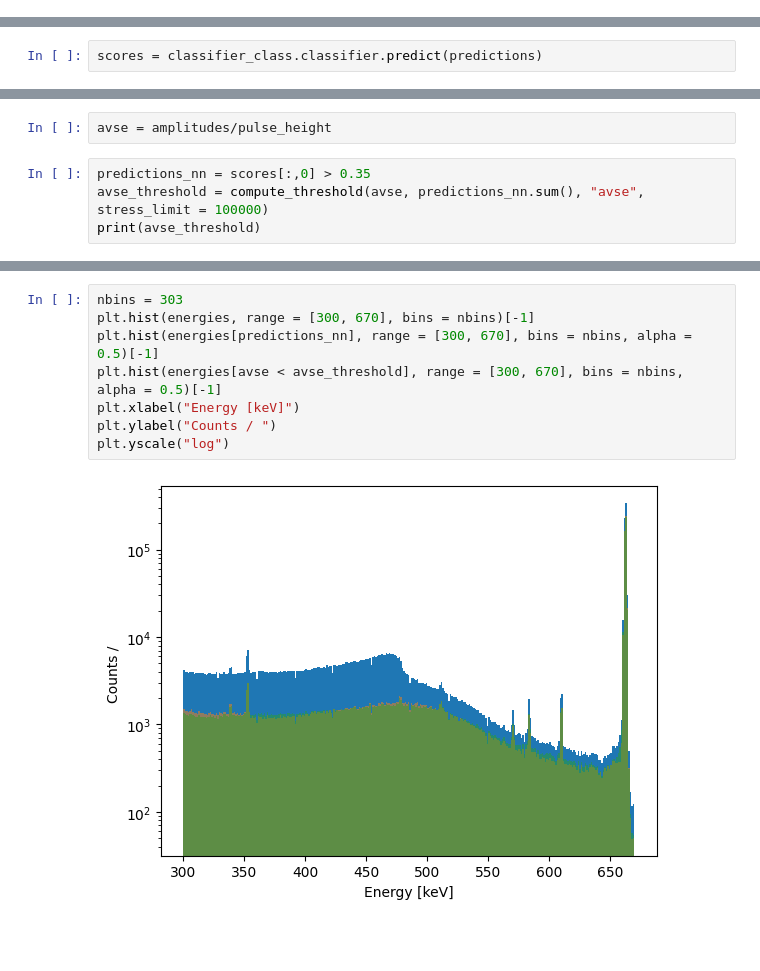
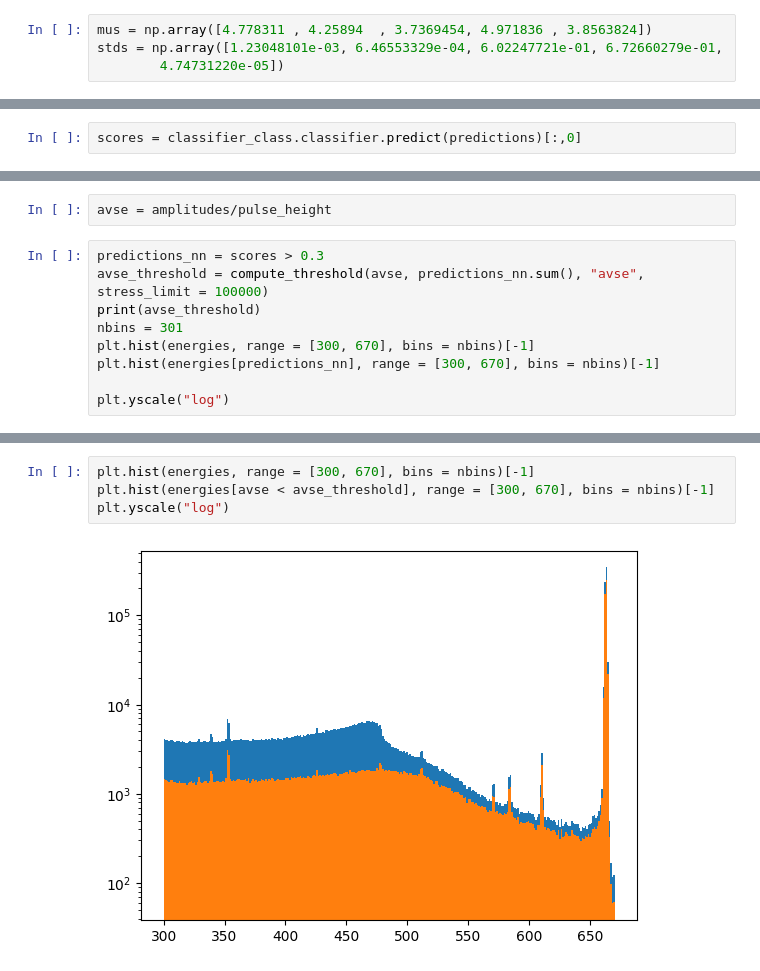
Before and after one commit to giachero/BEGepro, a Jupyter notebook: notebooks/test_crioconite.ipynb, the cells around one changed output, grey strips where cells are left out. Saved outputs shown, nothing was run; the diff lists cells and outputs as text; blank space fills up the shorter version.

```diff
--- a/notebooks/test_crioconite.ipynb
+++ b/notebooks/test_crioconite.ipynb
@@ -38,3 +34,7 @@ classifier_class.load_model("../../models/classifier")
+# %%
+mus = np.array([4.778311 , 4.25894  , 3.7369454, 4.971836 , 3.8563824])
+stds = np.array([1.23048101e-03, 6.46553329e-04, 6.02247721e-01, 6.72660279e-01,
+        4.74731220e-05])
 # %%
 predictions, _, _ = autoencoder_class.encode(waveforms, mus, stds)
 # %% [output]
@@ -43,3 +43,3 @@ predictions, _, _ = autoencoder_class.encode(waveforms, mus, stds)
 # %%
-scores = classifier_class.classifier.predict(predictions)
+scores = classifier_class.classifier.predict(predictions)[:,0]
 # %% [output]
@@ -47,7 +47,12 @@ scores = classifier_class.classifier.predict(predictions)
 # %%
 avse = amplitudes/pulse_height
 # %%
-predictions_nn = scores[:,0] > 0.35
+predictions_nn = scores > 0.3
 avse_threshold = compute_threshold(avse, predictions_nn.sum(), "avse", stress_limit = 100000)
 print(avse_threshold)
+nbins = 301
+plt.hist(energies, range = [300, 670], bins = nbins)[-1]
+plt.hist(energies[predictions_nn], range = [300, 670], bins = nbins)[-1]
+
+plt.yscale("log")
 # %% [output]
@@ -55,10 +61,6 @@ print(avse_threshold)
 # %%
-nbins = 303
 plt.hist(energies, range = [300, 670], bins = nbins)[-1]
-plt.hist(energies[predictions_nn], range = [300, 670], bins = nbins, alpha = 0.5)[-1]
-plt.hist(energies[avse < avse_threshold], range = [300, 670], bins = nbins, alpha = 0.5)[-1]
-plt.xlabel("Energy [keV]")
-plt.ylabel("Counts / ")
+plt.hist(energies[avse < avse_threshold], range = [300, 670], bins = nbins)[-1]
 plt.yscale("log")
 # %% [output]
-[figure, old version]
+[figure, new version]
```
Also changed, not shown: parts of 10 cells of this notebook, 6 other files.
